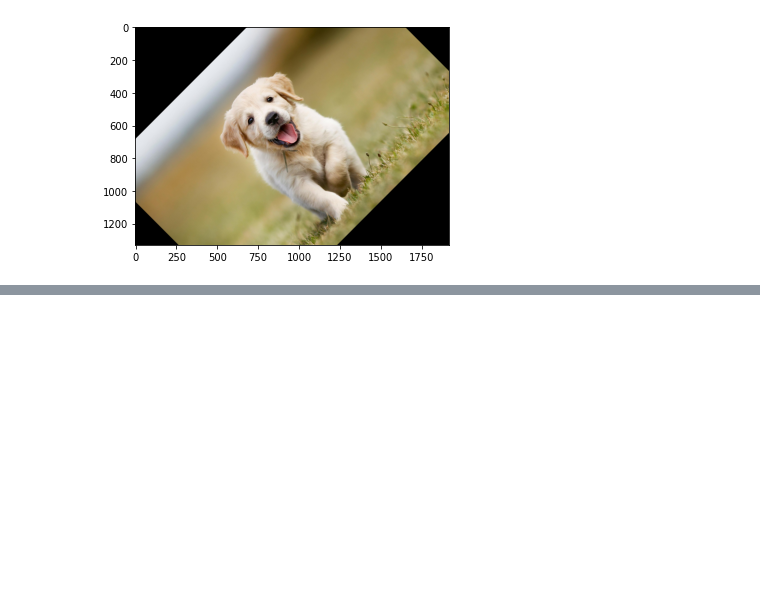
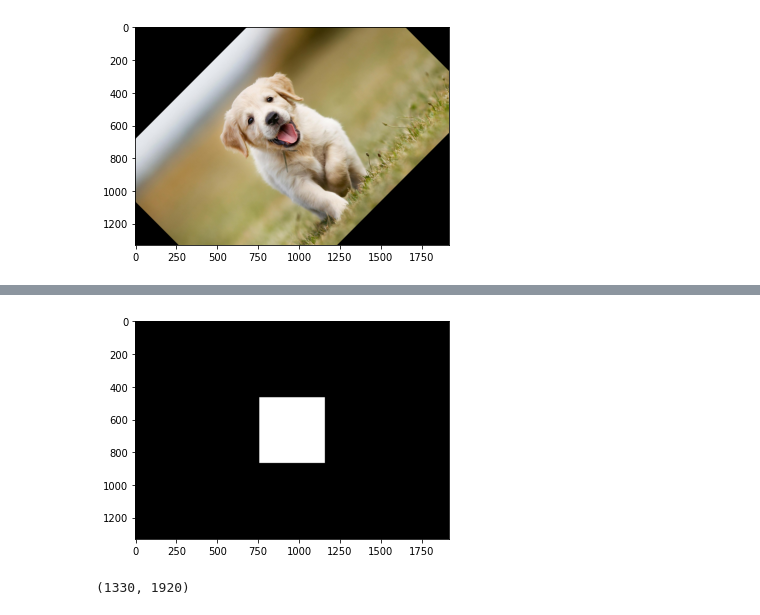
Before and after one commit to RohanGautam/intro-to-opencv-workshop, a Jupyter notebook: notebook/cv_workshop.ipynb, the cells around one changed output, grey strips where cells are left out. Cells and saved outputs as stored; diff of their text form; code cells hidden in the pictures; blank space fills up the shorter version.

```diff
--- a/notebook/cv_workshop.ipynb
+++ b/notebook/cv_workshop.ipynb
@@ -289,0 +352,15 @@ show_cv_image(rotated)
+# %%
+# make a all-black canvas to draw a mask in. Note, this doesn't have channels as it's a greyscale image.
+mask = np.zeros(image.shape[:2], dtype="uint8")
+# calculate the image center
+(cX, cY) = (image.shape[1] // 2, image.shape[0] // 2)
+# pass in the mask, the start and end points of the rectangle's diagonal, the color (255 is white), and the mode
+# (-1) means fill the rectangle
+cv2.rectangle(mask, (cX-200, cY-200), (cX+200, cY+200), 255, -1)
+show_cv_image(mask)
+# %% [output]
+[figure, added]
+# %%
+mask.shape
+# %% [output]
+(1330, 1920)
```
Also changed, not shown: parts of 26 cells of this notebook, 1 other file.
